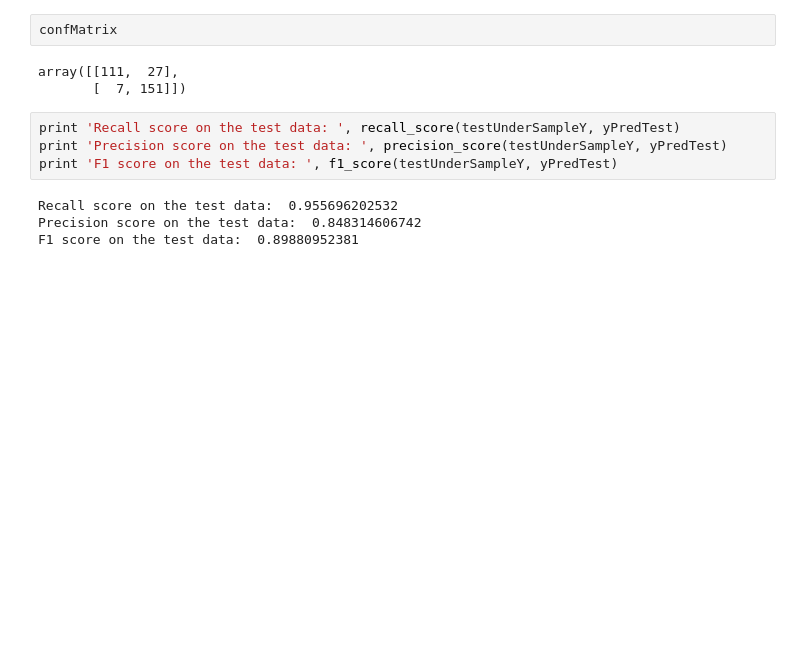
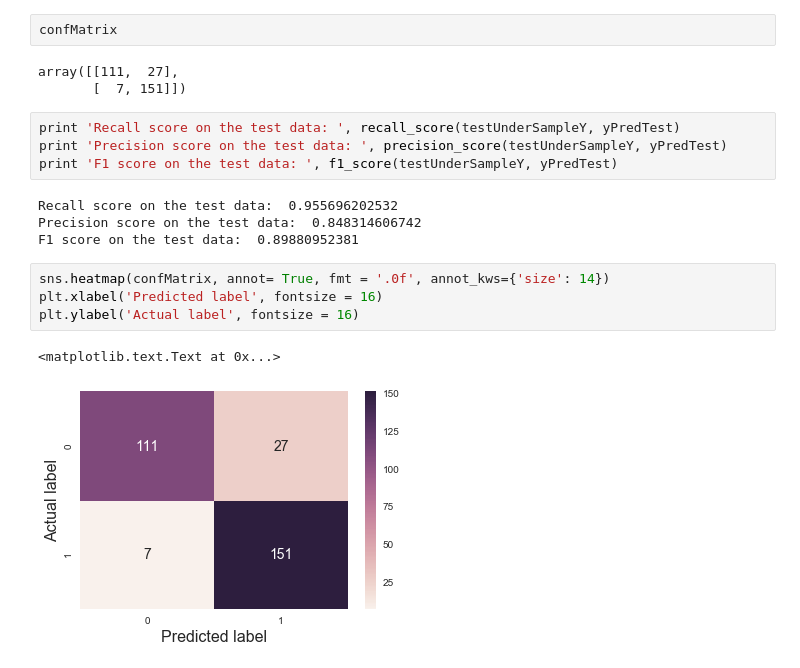
Before and after one commit to sushant2811/CreditCardFraudDetection, a Jupyter notebook: CreditCardFraudDetection.ipynb, the cells around one changed output. Drawn from its saved outputs; the diff is of its cells as text; blank space fills up the shorter version.

Commit message:
Plotting the confusion matrix

```diff
--- a/CreditCardFraudDetection.ipynb
+++ b/CreditCardFraudDetection.ipynb
@@ -757,3 +757,10 @@ print 'F1 score on the test data: ', f1_score(testUnderSampleY, yPredTest)
 Recall score on the test data:  0.955696202532
 Precision score on the test data:  0.848314606742
 F1 score on the test data:  0.89880952381
+# %%
+sns.heatmap(confMatrix, annot= True, fmt = '.0f', annot_kws={'size': 14})
+plt.xlabel('Predicted label', fontsize = 16)
+plt.ylabel('Actual label', fontsize = 16)
+# %% [output]
+<matplotlib.text.Text at 0x...>
+[figure, added]
```
